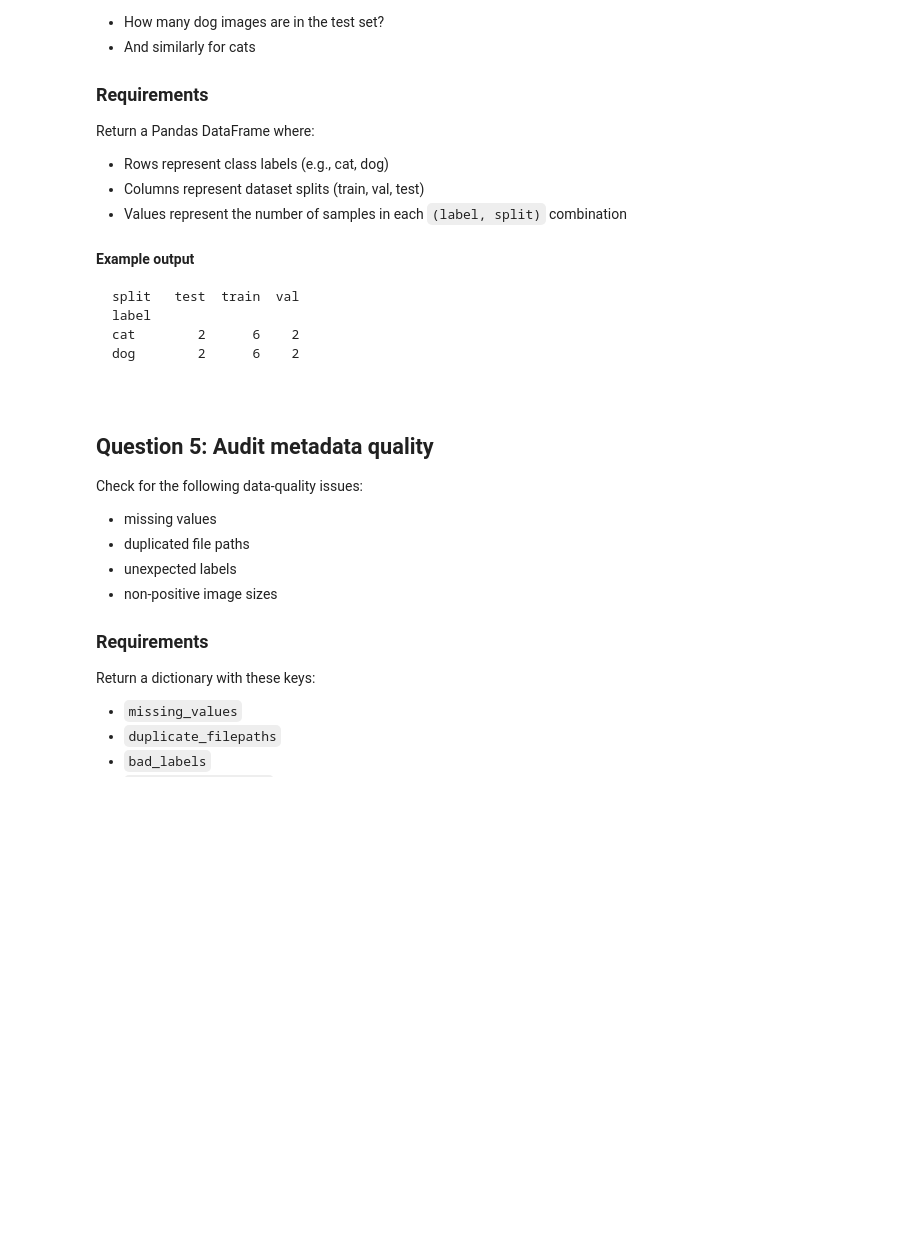
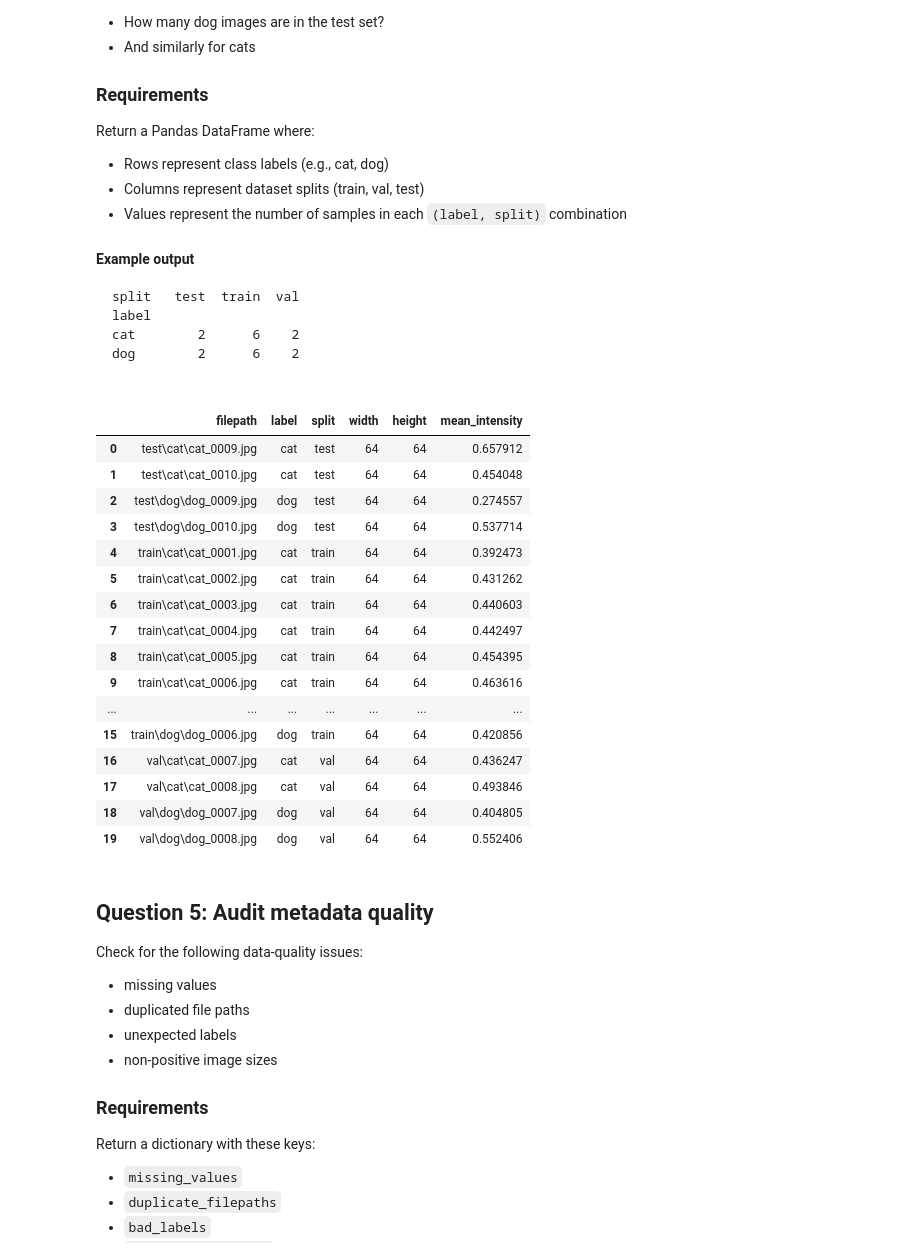
Before and after one commit to vgu-dsai-2026/lab-2-pandas-hoa-xinh, a Jupyter notebook: notebook.ipynb, the cells around one changed output. Drawn from its saved outputs; the diff is of its cells as text; code cells hidden in the pictures; blank space fills up the shorter version.

```diff
--- a/notebook.ipynb
+++ b/notebook.ipynb
@@ -216,11 +269,30 @@ dog        2      6    2
 # %%
 def build_label_split_table(frame: pd.DataFrame) -> pd.DataFrame:
     # TODO: return a label-by-split count table (labels as rows, splits as columns).
+    return frame
     raise NotImplementedError("Build the label-by-split count table.")
 
 
 label_split_table = build_label_split_table(df)
 display(label_split_table)
+# %% [output]
+|  | filepath | label | split | width | height | mean_intensity |
+| 0 | test\cat\cat_0009.jpg | cat | test | 64 | 64 | 0.657912 |
+| 1 | test\cat\cat_0010.jpg | cat | test | 64 | 64 | 0.454048 |
+| 2 | test\dog\dog_0009.jpg | dog | test | 64 | 64 | 0.274557 |
+| 3 | test\dog\dog_0010.jpg | dog | test | 64 | 64 | 0.537714 |
+| 4 | train\cat\cat_0001.jpg | cat | train | 64 | 64 | 0.392473 |
+| 5 | train\cat\cat_0002.jpg | cat | train | 64 | 64 | 0.431262 |
+| 6 | train\cat\cat_0003.jpg | cat | train | 64 | 64 | 0.440603 |
+| 7 | train\cat\cat_0004.jpg | cat | train | 64 | 64 | 0.442497 |
+| 8 | train\cat\cat_0005.jpg | cat | train | 64 | 64 | 0.454395 |
+| 9 | train\cat\cat_0006.jpg | cat | train | 64 | 64 | 0.463616 |
+| ... | ... | ... | ... | ... | ... | ... |
+| 15 | train\dog\dog_0006.jpg | dog | train | 64 | 64 | 0.420856 |
+| 16 | val\cat\cat_0007.jpg | cat | val | 64 | 64 | 0.436247 |
+| 17 | val\cat\cat_0008.jpg | cat | val | 64 | 64 | 0.493846 |
+| 18 | val\dog\dog_0007.jpg | dog | val | 64 | 64 | 0.404805 |
+| 19 | val\dog\dog_0008.jpg | dog | val | 64 | 64 | 0.552406 |
 # %% [markdown]
 ## Question 5: Audit metadata quality
 
```
Also changed, not shown: parts of 8 cells of this notebook, 1 other file.
